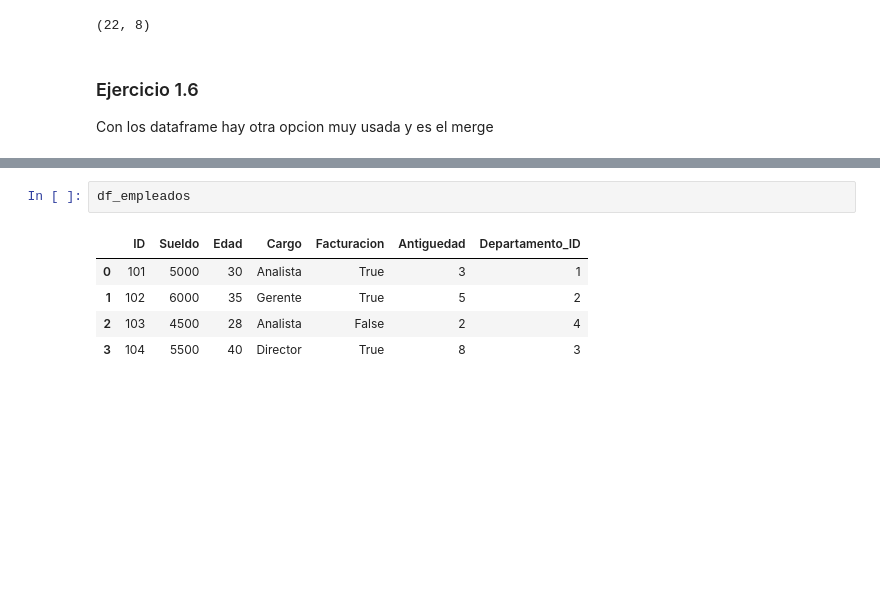
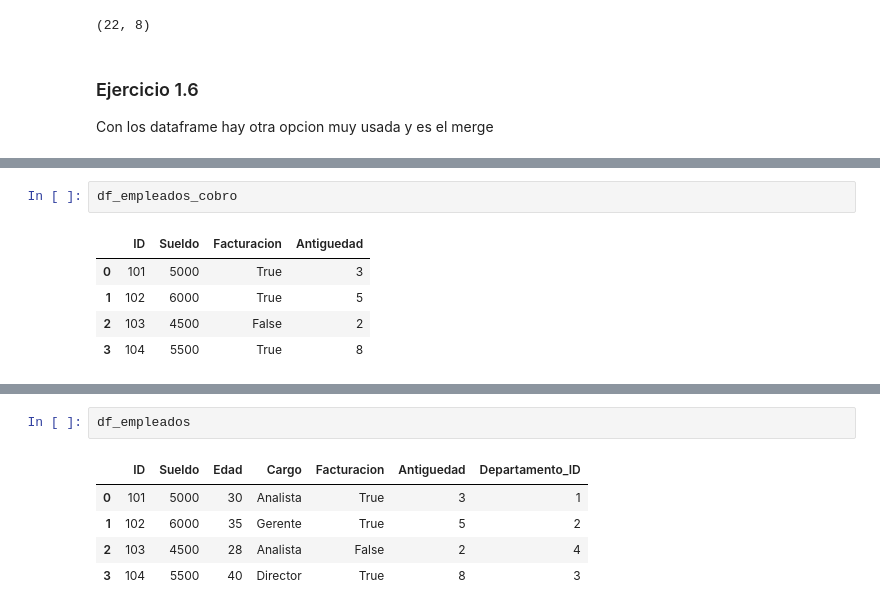
Before and after one commit to Andresmup/recursos-analisis-datos, a Jupyter notebook: 12_Pandas_2/Clase12.ipynb, the cells around one changed output, grey strips where cells are left out. Saved outputs shown, nothing was run; the diff lists cells and outputs as text; blank space fills up the shorter version.

```diff
--- a/12_Pandas_2/Clase12.ipynb
+++ b/12_Pandas_2/Clase12.ipynb
@@ -685,0 +709,8 @@ Con los dataframe hay otra opcion muy usada y es el merge
+# %%
+df_empleados_cobro
+# %% [output]
+|  | ID | Sueldo | Facturacion | Antiguedad |
+| 0 | 101 | 5000 | True | 3 |
+| 1 | 102 | 6000 | True | 5 |
+| 2 | 103 | 4500 | False | 2 |
+| 3 | 104 | 5500 | True | 8 |
```
Also changed, not shown: parts of 14 cells of this notebook.
